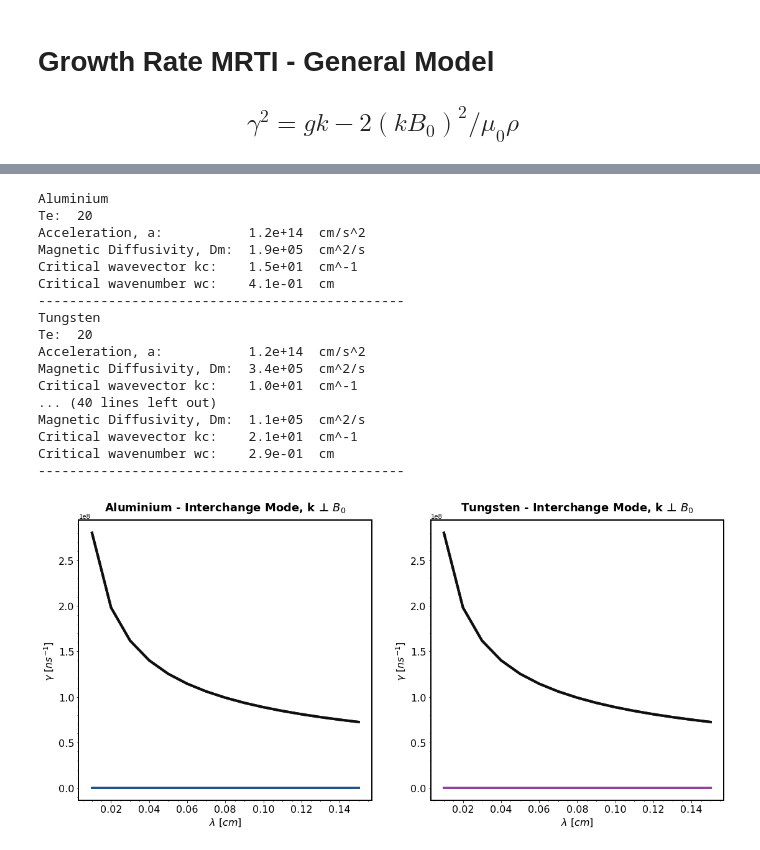
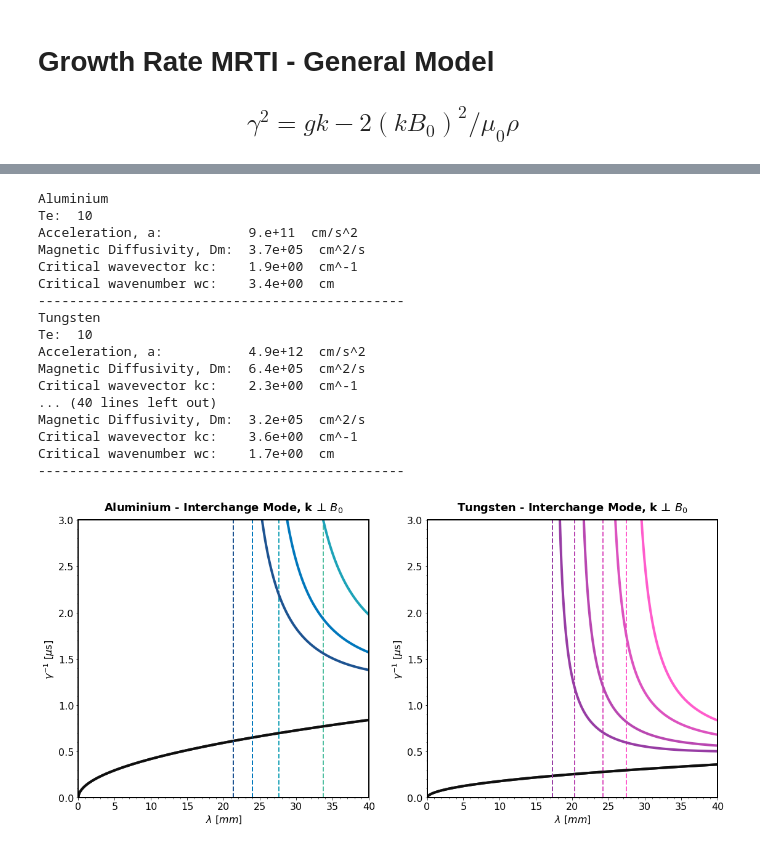
Before and after one commit to stemerlini/MagnetoRT, a Jupyter notebook: MagnetoRT.ipynb, the cells around one changed output, grey strips where cells are left out. Cells and saved outputs as stored; diff of their text form; code cells hidden in the pictures.

```diff
--- a/MagnetoRT.ipynb
+++ b/MagnetoRT.ipynb
@@ -752,7 +758,7 @@ def growth_rate_damped(plasma, wl):
 
     return gr, gr_damp, wl_c
 # %%
-wl = np.arange(0,0.16,0.01)                    # [cm]
+wl = np.arange(0,4,0.001)                    # [cm]
 
 # PRETTY PLOT
 # --------------------------------------------------------------------------------------
@@ -764,61 +770,62 @@ ax  = gs.subplots()
 for axis in ['top','bottom','left','right']:
     ax[0].spines[axis].set_linewidth(2)
     ax[1].spines[axis].set_linewidth(2)
 
 shade_al = ['#50BFA1','#1DA3B8','#0077BC','#1D5391','#233C75']
 shade_w = ['#FF5CCC','#DC52BF','#B947B1','#973DA4','#512889']
 
-for i,temp in enumerate([20,40,60,80]):
-    al_flow         =    {'A':27, 'density': 6.1e-5, 'Te': temp , 'Ti': temp, 'V':5e6,  'L':0.2, 'Atw': 1, 'Zsrc': 'exp', 'B': 5}
-    w_flow          =    {'A':183,'density': 6.1e-5, 'Te': temp , 'Ti': temp, 'V':5e6,  'L':0.2, 'Atw': 1, 'Zsrc': 'exp', 'B': 5}
-    al  =   plasma(**al_flow)
-    w   =   plasma(**w_flow)
+for i,temp in enumerate([10,15,20,25]):
+    al_flow         =    {'A':27, 'density': 1.3e-5, 'Te': temp , 'Ti': temp, 'V':3e5,  'L':0.1, 'Atw': 1, 'Zsrc': 'exp', 'B': 5}
+    w_flow          =    {'A':183,'density': 1.3e-5, 'Te': temp , 'Ti': temp, 'V':7e5,  'L':0.1, 'Atw': 1, 'Zsrc': 'exp', 'B': 5}
+
+    al              =   plasma(**al_flow)
+    w               =   plasma(**w_flow)
 
     # CALL GROWTH RATE FUNCTION
     gr_no_dam_al, gr_dam_al, al_wl_c   =    growth_rate_damped(al,wl)
     gr_no_dam_w,  gr_dam_w,  w_wl_c    =    growth_rate_damped(w,wl)
 
-    ax[0].plot(wl, gr_no_dam_al, lw = '4', linestyle = '-', color='black', alpha =0.5)
-    ax[0].plot(wl, gr_dam_al,  lw = '4', color=shade_al[i])
-    # ax[0].axvline(x=al_wl_c, ls = '--', lw = '2', color = shade_al[i])
+    ax[0].plot(wl*10, 1e6/gr_no_dam_al, lw = '4', linestyle = '-', color='black', alpha =0.5)
+    ax[0].plot(wl*10, 1e6/gr_dam_al,  lw = '4', color=shade_al[i])
+    ax[0].axvline(x=al_wl_c*10, ls = '--', lw = '2', color = shade_al[i])
 
 
-    ax[1].plot(wl, gr_no_dam_w, lw = '4', linestyle = '-', color='black', alpha =0.5)
-    ax[1].plot(wl, gr_dam_w,  lw = '4', color=shade_w[i])
-    # ax[1].axvline(x=w_wl_c, ls = '--', lw = '2', color = shade_w[i])
+    ax[1].plot(wl*10, 1e6/gr_no_dam_w, lw = '4', linestyle = '-', color='black', alpha =0.5)
+    ax[1].plot(wl*10, 1e6/gr_dam_w,  lw = '4', color=shade_w[i])
+    ax[1].axvline(x=w_wl_c*10, ls = '--', lw = '2', color = shade_w[i])
 
 
 ax[0].set_title('Aluminium - Interchange Mode, k ⊥ $B_0$', fontsize = 18,  weight = 'bold', pad = "15")
 ax[1].set_title('Tungsten - Interchange Mode, k ⊥ $B_0$', fontsize = 18,  weight = 'bold', pad = "15")
 
 for axis in ax:
-    # axis.set_xlim([0,1.6])
-    # axis.set_xticks(np.arange(0,1.61,0.2))
-    # axis.set_ylim([0,300])
-    # axis.set_yticks(np.arange(0,301,30))
+    axis.set_xlim([0,40])
+    axis.set_xticks(np.arange(0,40.1,5))
+    axis.set_ylim([0,3])
+    axis.set_yticks(np.arange(0,3.1,0.5))
     axis.tick_params(labelsize=16)
-    axis.set_xlabel(r'$\lambda$ [$cm$]', fontsize=16)
-    axis.set_ylabel(r'$\gamma$ [$ns^{-1}$]', fontsize=16)
+    axis.set_xlabel(r'$\lambda$ [$mm$]', fontsize=16)
+    axis.set_ylabel(r'$\gamma^{-1}$ [$\mu$s]', fontsize=16)
     axis.minorticks_on()
     # axis.legend(['Without $D_m$','With $D_m$'],loc = 'upper right', frameon=False, fontsize = 16)
 
-# plt.savefig('gamma_damping.png', dpi=330)
+# plt.savefig('gamma_damping_1.3e-5_AL_W.png', dpi=330)
 # %% [output]
 Aluminium
-Te:  20
-Acceleration, a:           1.2e+14  cm/s^2
-Magnetic Diffusivity, Dm:  1.9e+05  cm^2/s
-Critical wavevector kc:    1.5e+01  cm^-1
-Critical wavenumber wc:    4.1e-01  cm
+Te:  10
+Acceleration, a:           9.e+11  cm/s^2
+Magnetic Diffusivity, Dm:  3.7e+05  cm^2/s
+Critical wavevector kc:    1.9e+00  cm^-1
+Critical wavenumber wc:    3.4e+00  cm
 -----------------------------------------------
 Tungsten
-Te:  20
-Acceleration, a:           1.2e+14  cm/s^2
-Magnetic Diffusivity, Dm:  3.4e+05  cm^2/s
-Critical wavevector kc:    1.0e+01  cm^-1
+Te:  10
+Acceleration, a:           4.9e+12  cm/s^2
+Magnetic Diffusivity, Dm:  6.4e+05  cm^2/s
+Critical wavevector kc:    2.3e+00  cm^-1
 ... (40 lines left out)
-Magnetic Diffusivity, Dm:  1.1e+05  cm^2/s
-Critical wavevector kc:    2.1e+01  cm^-1
-Critical wavenumber wc:    2.9e-01  cm
+Magnetic Diffusivity, Dm:  3.2e+05  cm^2/s
+Critical wavevector kc:    3.6e+00  cm^-1
+Critical wavenumber wc:    1.7e+00  cm
 -----------------------------------------------
-[figure, old version]
+[figure, new version]
```
Also changed, not shown: parts of 12 cells of this notebook, 7 other files.
